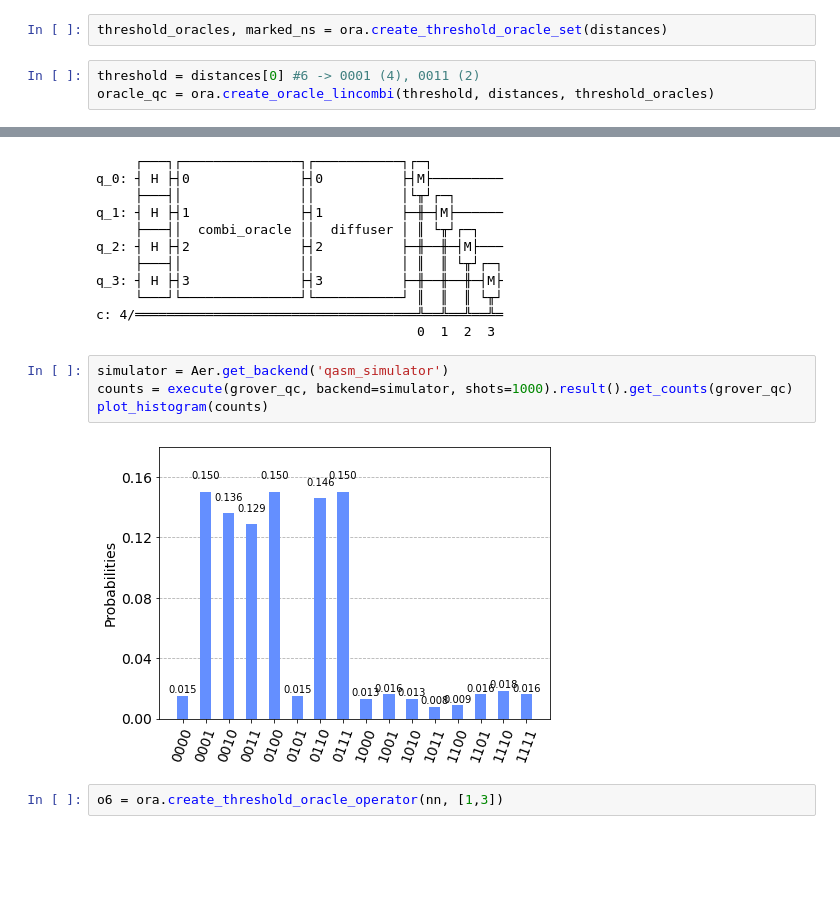
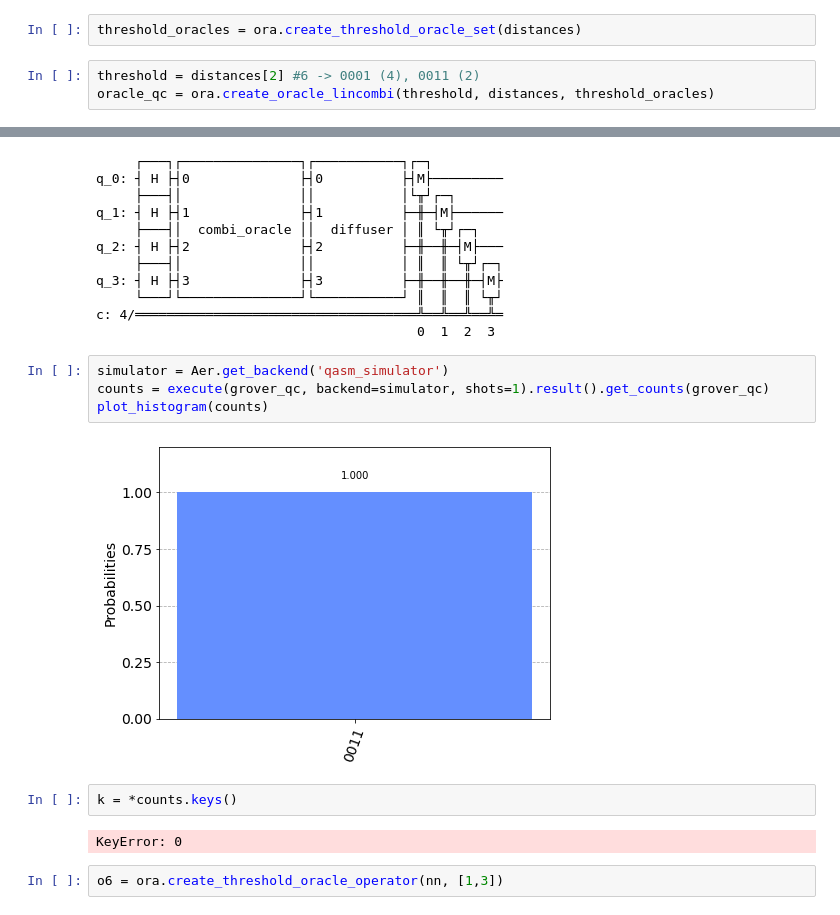
Before and after one commit to kingusiu/laspaclu, a Jupyter notebook: playground/grover_algo.ipynb, the cells around one changed output, grey strips where cells are left out. Drawn from its saved outputs; the diff is of its cells as text; blank space fills up the shorter version.

Commit message:
adding handling of oracle for min element: references itself; adding duerr and hoyer algo notebook

```diff
--- a/playground/grover_algo.ipynb
+++ b/playground/grover_algo.ipynb
@@ -135,9 +135,9 @@ vector2latex(statevec, pretext="|\\psi\\rangle =")
 distances = np.array([17,4,6,2,8,32,7,16])
 nn = int(math.floor(math.log2(len(distances)) + 1))
 # %%
-threshold_oracles, marked_ns = ora.create_threshold_oracle_set(distances)
+threshold_oracles = ora.create_threshold_oracle_set(distances)
 # %%
-threshold = distances[0] #6 -> 0001 (4), 0011 (2)
+threshold = distances[2] #6 -> 0001 (4), 0011 (2)
 oracle_qc = ora.create_oracle_lincombi(threshold, distances, threshold_oracles)
 # %%
 grover_qc = grover_circuit(nn, oracle_qc)
@@ -156,10 +156,14 @@ c: 4/═════════════════════════
                                          0  1  2  3
 # %%
 simulator = Aer.get_backend('qasm_simulator')
-counts = execute(grover_qc, backend=simulator, shots=1000).result().get_counts(grover_qc)
+counts = execute(grover_qc, backend=simulator, shots=1).result().get_counts(grover_qc)
 plot_histogram(counts)
 # %% [output]
-[figure, old version]
+[figure, new version]
+# %%
+k = *counts.keys()
+# %% [output]
+KeyError: 0
 # %%
 o6 = ora.create_threshold_oracle_operator(nn, [1,3])
 # %%
```
Also changed, not shown: 4 other files.
